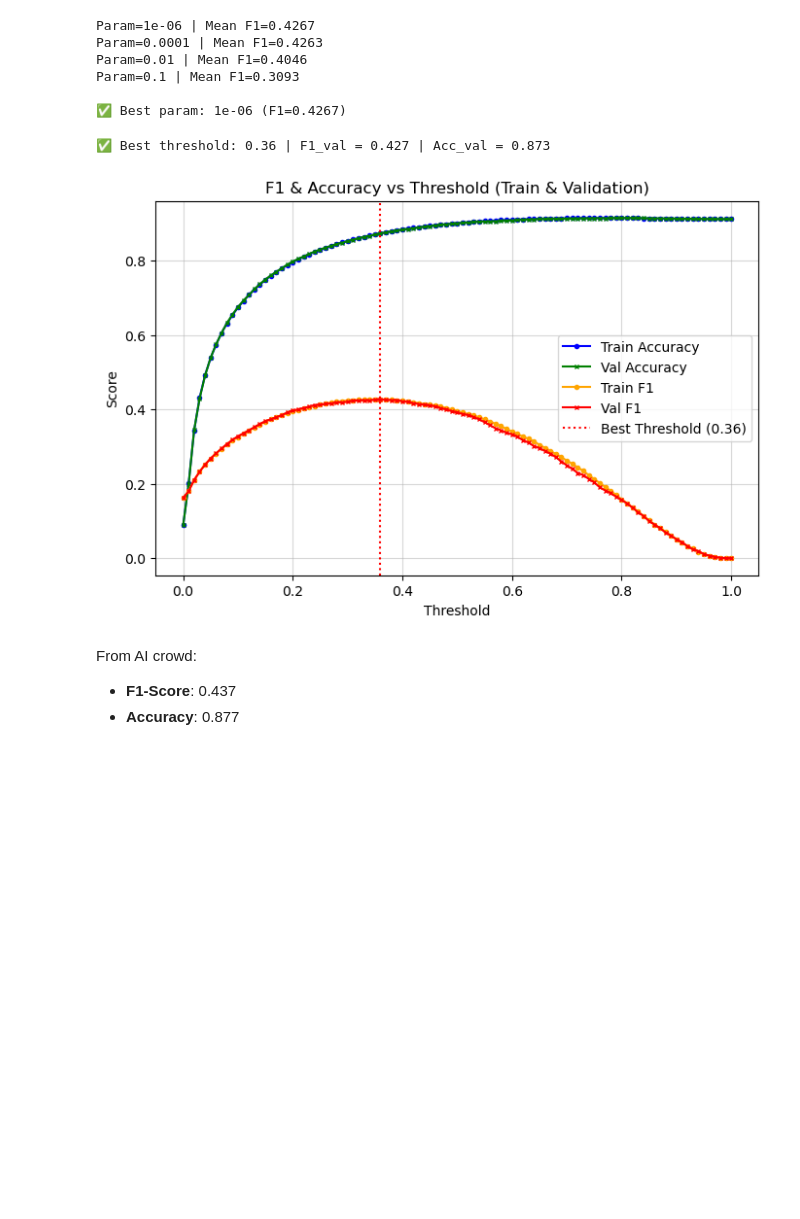
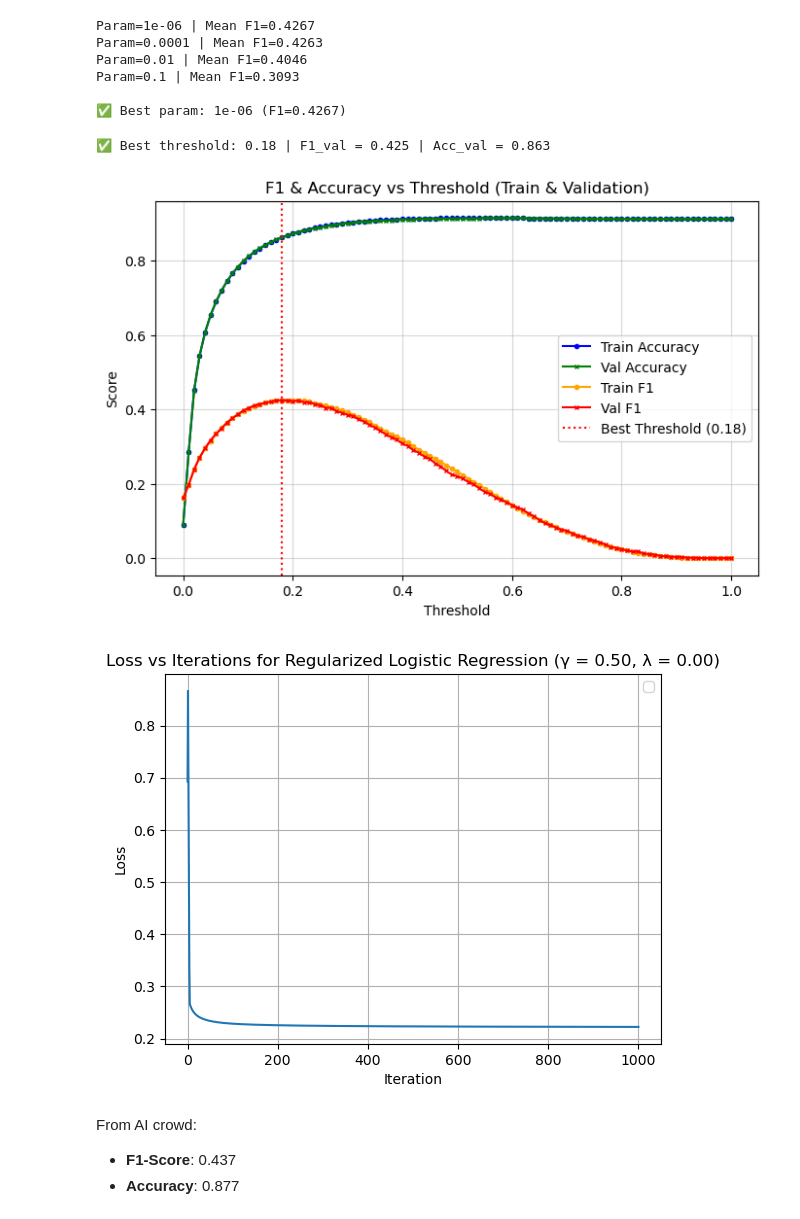
Before and after one commit to nathanmutin/MilaLyon, a Jupyter notebook: crossvalidation.ipynb, the cells around one changed output. Cells and saved outputs as stored; diff of their text form; code cells hidden in the pictures; blank space fills up the shorter version.

```diff
--- a/crossvalidation.ipynb
+++ b/crossvalidation.ipynb
@@ -157,20 +158,23 @@ Param=0.01 | Mean F1=0.4046
 Param=0.1 | Mean F1=0.3093
 
 ✅ Best param: 1e-06 (F1=0.4267)
+# %%
+best_lambda = 1e-6
 # %%
 # Train final model with best gamma and get training history
 weights_1, losses_1 = reg_logistic_regression(data_copy['y_train'], data_copy['x_train'], best_lambda, np.zeros(data_copy['x_train'].shape[1]), max_iters=max_iter, gamma=best_gamma, return_history=True)
 # Plot training and validation performance
 best_t = plot_training_validation_performance(data_copy['x_train'], data_copy['y_train'], data_copy['x_val'], data_copy['y_val'], weights_1, losses_1)
 
 plt.plot(losses_1)
 plt.xlabel("Iteration")
 plt.ylabel("Loss")
-plt.title("Loss vs Iterations for regularized logistic regression with gamma =", best_gamma, "and lambda =", best_lambda)
+plt.title(f"Loss vs Iterations for Regularized Logistic Regression (γ = {best_gamma:.2f}, λ = {best_lambda:.2f})")
 plt.legend()
 plt.grid(True)
 plt.show()
 # %% [output]
-✅ Best threshold: 0.36 | F1_val = 0.427 | Acc_val = 0.873
+✅ Best threshold: 0.18 | F1_val = 0.425 | Acc_val = 0.863
-[figure, old version]
+[figure, new version]
+[figure, added]
 # %%
```
Also changed, not shown: parts of 13 cells of this notebook, 1 other file.
